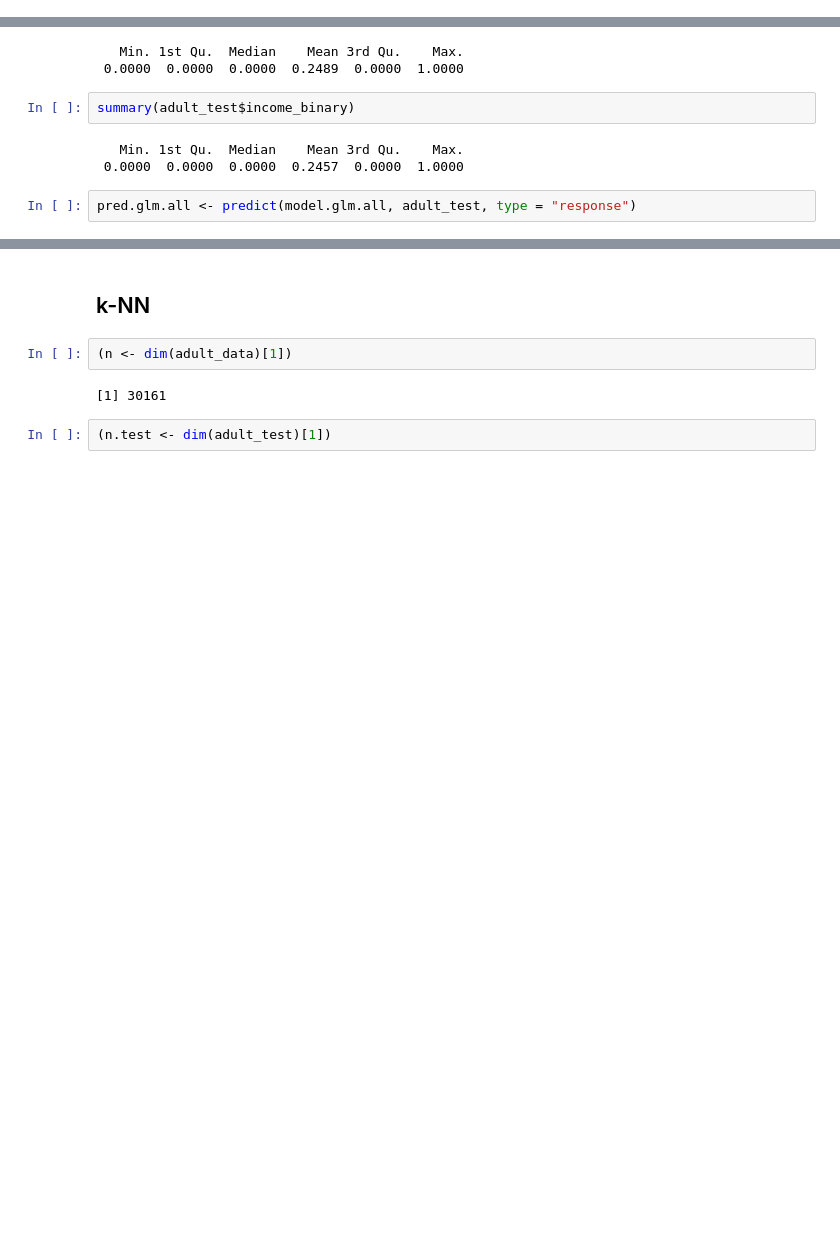
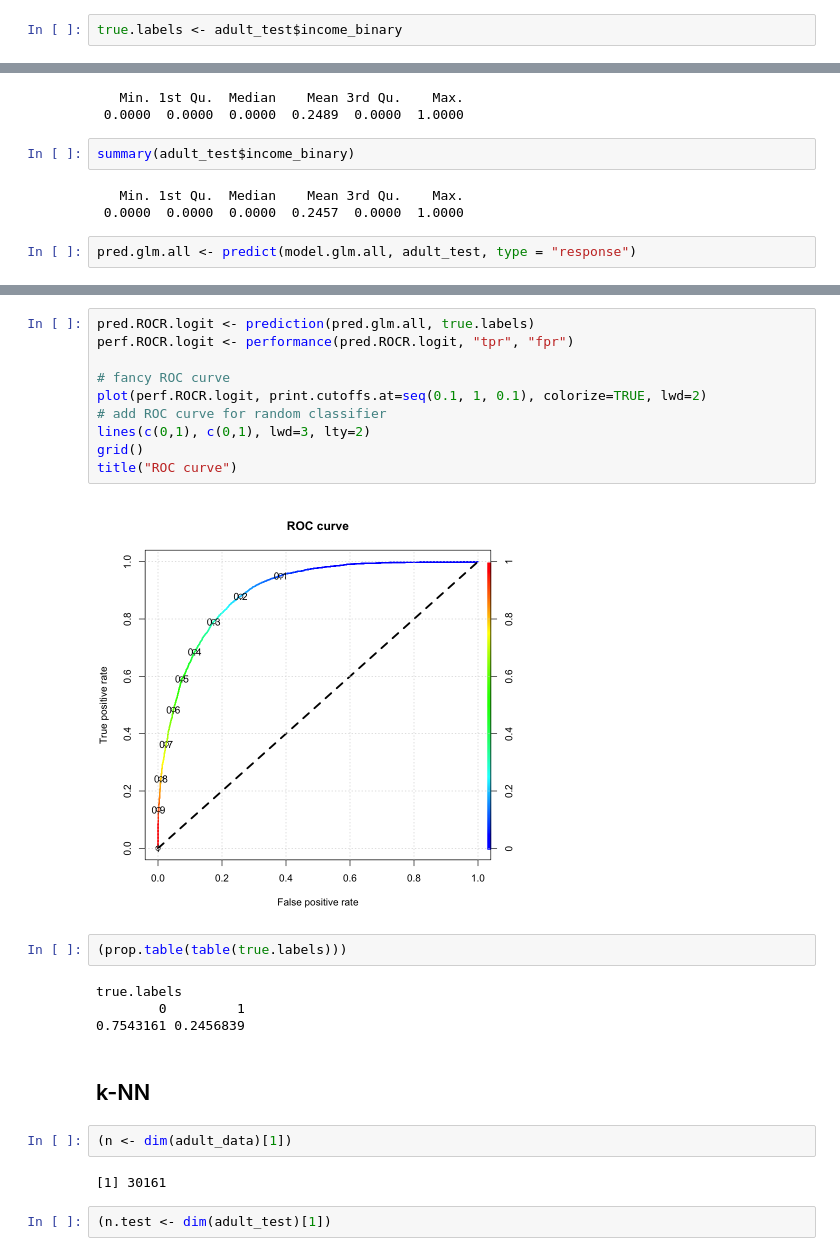
Before and after one commit to fiminka/Data-Mining-project, a Jupyter notebook: Wika.ipynb, the cells around one changed output, grey strips where cells are left out. Cells and saved outputs as stored; diff of their text form; blank space fills up the shorter version.

```diff
--- a/Wika.ipynb
+++ b/Wika.ipynb
@@ -123,5 +112,7 @@ A data.frame: 15060 × 12
 # %% [markdown]
 # Classification
+# %%
+true.labels <- adult_test$income_binary
 # %% [markdown]
 ## Linear regression
 # %% [markdown]
@@ -286,6 +278,24 @@ Confusion Matrix and Statistics
       Balanced Accuracy : 0.7585
 
        'Positive' Class : 0
+# %%
+pred.ROCR.logit <- prediction(pred.glm.all, true.labels)
+perf.ROCR.logit <- performance(pred.ROCR.logit, "tpr", "fpr")
+
+# fancy ROC curve
+plot(perf.ROCR.logit, print.cutoffs.at=seq(0.1, 1, 0.1), colorize=TRUE, lwd=2)
+# add ROC curve for random classifier
+lines(c(0,1), c(0,1), lwd=3, lty=2)
+grid()
+title("ROC curve")
+# %% [output]
+[figure, added]
+# %%
+(prop.table(table(true.labels)))
+# %% [output]
+true.labels
+        0         1
+0.7543161 0.2456839
 # %% [markdown]
 ## k-NN
 # %%
```
Also changed, not shown: parts of 25 cells of this notebook, 1 other file.
